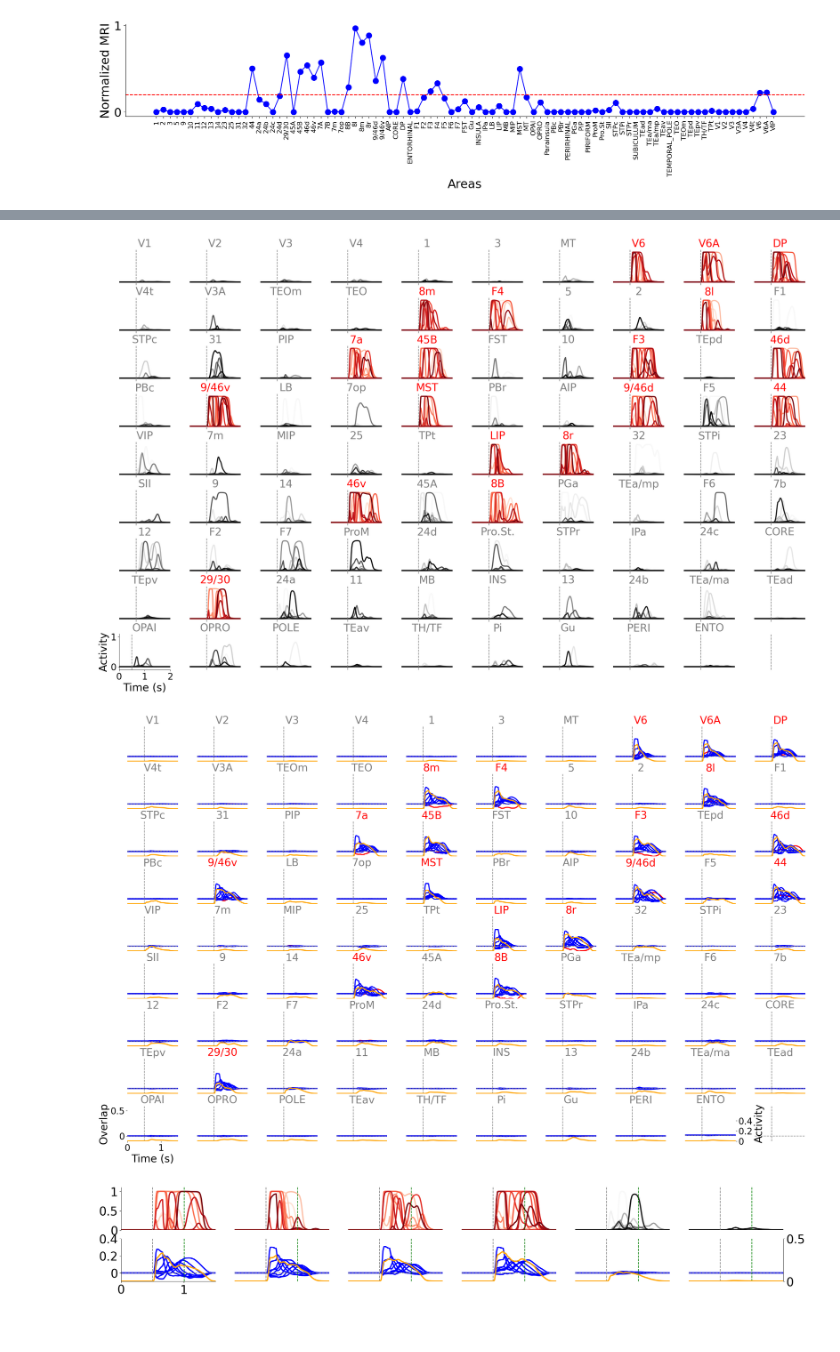
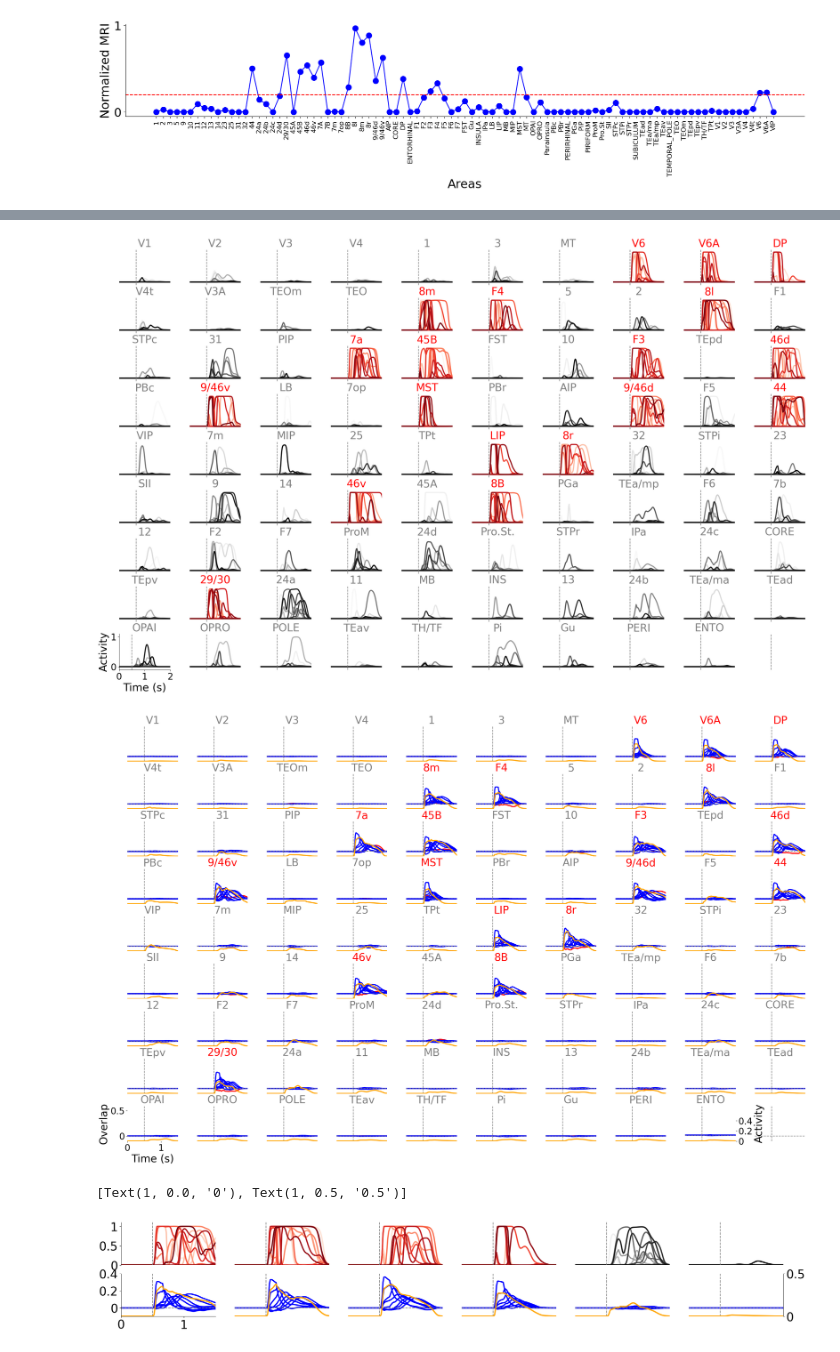
Before and after one commit to ulisespereira/brainwide, a Jupyter notebook: Fig4/fig4_dyn_functional.ipynb, the cells around one changed output, grey strips where cells are left out. Cells and saved outputs as stored; diff of their text form; code cells hidden in the pictures.

```diff
--- a/Fig4/fig4_dyn_functional.ipynb
+++ b/Fig4/fig4_dyn_functional.ipynb
@@ -228,7 +228,7 @@ connectivity_params = loading_matrices(.3)
 modelparams = model_parameters()
 modelparams['amp_loc_noise'] = 2.#2.#2.2
 modelparams['amp_lr_noise'] = 2.75# 2.75#3.5
-modelparams['amp_loc'] = 2.05
+modelparams['amp_loc'] = 2.1
 modelparams['amp_lr'] = 3.4
 modelparams['A_spines'] = .4
 modelparams['offset_spines'] = .6
@@ -242,7 +242,7 @@ connectivity = CorticalConnectivity(modelparams, connectivity_params)
 connectivity.hebbian_symmetric.p_asym = 8
 connectivity.hebbian_symmetric.p_sym = 1
 inds = []
-amp_inds = [(2.2,2.1)] #[(2.1,2.1)]
+amp_inds = [(2.05,2.1)]
 inds.append(fpn_wm)
 connectivity.hebbian_symmetric.update_indexes(inds, amp_inds)
 # %%
@@ -904,7 +904,7 @@ for row in ax:
     n_row+=1
 plt.savefig(name_grad, bbox_inches='tight')
 # %% [output]
-[figure, old version]
+[figure, new version]
 # %%
 #results = pickle.load(open('data/gradient_chaos/sim_0.011.p', 'rb'))
 time = results['time']
@@ -1026,7 +1026,7 @@ for row in ax:
 #plt.close()
 plt.savefig(name_grad, bbox_inches='tight')
 # %% [output]
-[figure, old version]
+[figure, new version]
 # %%
 
 time = results['time']
@@ -1045,7 +1045,7 @@ t_end =1.5 #modelparams['period']
 modelparams['t_start'] = .5
 t_start = modelparams['t_start']
 t_obs = dt * 67
-color_obs = 'green'
+color_obs = 'white'
 
 
 colors_blues = plt.cm.Blues(np.linspace(0,1, N_neu))
@@ -1068,7 +1068,7 @@ ax[0,0].set_xlim([0, t_end])
 ax[0,0].set_yticks([0, 0.5, 1])
 ax[0,0].set_yticklabels([0, 0.5, 1], fontsize = s_ticks)
 ax[0,0].axvline(x=t_start, ymin=0, ymax=200, ls = '--',color='gray')
-ax[0,0].axvline(x=t_obs, ymin=0, ymax=200, ls = '--',color=color_obs)
+#ax[0,0].axvline(x=t_obs, ymin=0, ymax=200, ls = '--',color=color_obs)
 
 ax[1,0].plot(time, overlaps_asym[:, ind1, 0, :], color = ov_color, lw= lw_ov)
 ax[1,0].set_ylim([-.1,y_max])
@@ -1081,7 +1081,7 @@ ax[1,0].set_yticks([0, 0.2, 0.4])
 ax[1,0].set_yticklabels([0, 0.2, 0.4], fontsize = s_ticks)
 ax[1,0].axhline(y=0, xmin=0, xmax=400, ls = '--',color='gray')
 ax[1,0].axvline(x=t_start, ymin=0, ymax=200, ls = '--',color='gray')
-ax[1,0].axvline(x=t_obs, ymin=0, ymax=200, ls = '--',color=color_obs)
+#ax[1,0].axvline(x=t_obs, ymin=0, ymax=200, ls = '--',color=color_obs)
 
 ax10 = ax[1,0].twinx()
 r_mean1 = np.mean(r_ctx[:, ind1* N_neu: (ind1+1)* N_neu], axis = 1)
@@ -1109,7 +1109,7 @@ ax[0,1].spines['bottom'].set_visible(False)
 ax[0,1].set_xlim([0, t_end])
 ax[0,1].set_yticks([])
 ax[0,1].axvline(x=t_start, ymin=0, ymax=200, ls = '--',color='gray')
-ax[0,1].axvline(x=t_obs, ymin=0, ymax=200, ls = '--',color=color_obs)
+#ax[0,1].axvline(x=t_obs, ymin=0, ymax=200, ls = '--',color=color_obs)
 
 ax[1,1].plot(time, overlaps_asym[:, ind2, 0, :], color = ov_color, lw= lw_ov)
 ax[1,1].set_ylim([-.1,y_max])
@@ -1124,7 +1124,7 @@ ax[1,1].set_xticks([])
 #ax[1,1].set_xticklabels([t_end - 2, t_end-1, t_end], fontsize = s_ticks)
 ax[1,1].axhline(y=0, xmin=0, xmax=400, ls = '--',color='gray')
 ax[1,1].axvline(x=t_start, ymin=0, ymax=200, ls = '--',color='gray')
-ax[1,1].axvline(x=t_obs, ymin=0, ymax=200, ls = '--',color=color_obs)
+#ax[1,1].axvline(x=t_obs, ymin=0, ymax=200, ls = '--',color=color_obs)
 
 ax11 = ax[1,1].twinx()
 r_mean = np.mean(r_ctx[:, ind2 * N_neu: (ind2+1) * N_neu], axis = 1)
@@ -1154,7 +1154,7 @@ ax[0,2].spines['bottom'].set_visible(False)
 ax[0,2].set_xlim([0, t_end])
 ax[0,2].set_yticks([])
 ax[0,2].axvline(x=t_start, ymin=0, ymax=200, ls = '--',color='gray')
-ax[0,2].axvline(x=t_obs, ymin=0, ymax=200, ls = '--',color=color_obs)
+#ax[0,2].axvline(x=t_obs, ymin=0, ymax=200, ls = '--',color=color_obs)
 
 ax[1,2].plot(time, overlaps_asym[:, ind3, 0, :], color = ov_color, lw= lw_ov)
 ax[1,2].set_ylim([-.1,y_max])
@@ -1169,7 +1169,7 @@ ax[1,2].set_xticks([])
 #ax[1,2].set_xticklabels([t_end - 2, t_end], fontsize = s_ticks)
 ax[1,2].axhline(y=0, xmin=0, xmax=400, ls = '--',color='gray')
 ax[1,2].axvline(x=t_start, ymin=0, ymax=200, ls = '--',color='gray')
-ax[1,2].axvline(x=t_obs, ymin=0, ymax=200, ls = '--',color=color_obs)
+#ax[1,2].axvline(x=t_obs, ymin=0, ymax=200, ls = '--',color=color_obs)
 
 ax12 = ax[1,2].twinx()
 r_mean = np.mean(r_ctx[:, ind3* N_neu: (ind3+1)* N_neu], axis = 1)
@@ -1190,7 +1190,7 @@ ax12.set_yticks([])
 
 #4th column
 
-ind4 = names_ctx.index('F3')
+ind4 = names_ctx.index('LIP')
 for l in range(ind4* N_neu, (ind4+1)* N_neu, dN):
     ax[0,3].plot(time, r_ctx[:, l], color = colors_reds[l-ind4* N_neu], lw=lw_fr)
 ax[0,3].set_ylim([0,1.1])
@@ -1202,7 +1202,7 @@ ax[0,3].spines['bottom'].set_visible(False)
 ax[0,3].set_xlim([0, t_end])
 ax[0,3].set_yticks([])
 ax[0,3].axvline(x=t_start, ymin=0, ymax=200, ls = '--',color='gray')
-ax[0,3].axvline(x=t_obs, ymin=0, ymax=200, ls = '--',color=color_obs)
+#ax[0,3].axvline(x=t_obs, ymin=0, ymax=200, ls = '--',color=color_obs)
 
 ax[1,3].plot(time, overlaps_asym[:, ind4, 0, :], color = ov_color, lw= lw_ov)
 ax[1,3].set_ylim([-.1,y_max])
@@ -1217,7 +1217,7 @@ ax[1,3].set_xticks([])
 #ax[1,3].set_xticklabels([t_end - 2, t_end], fontsize = s_ticks)
 ax[1,3].axhline(y=0, xmin=0, xmax=400, ls = '--',color='gray')
 ax[1,3].axvline(x=t_start, ymin=0, ymax=200, ls = '--',color='gray')
-ax[1,3].axvline(x=t_obs, ymin=0, ymax=200, ls = '--',color=color_obs)
+#ax[1,3].axvline(x=t_obs, ymin=0, ymax=200, ls = '--',color=color_obs)
 
 ax13 = ax[1,3].twinx()
 r_mean = np.mean(r_ctx[:, ind4 * N_neu: (ind4+1) * N_neu], axis = 1)
@@ -1248,7 +1248,7 @@ ax[0,4].spines['bottom'].set_visible(False)
 ax[0,4].set_xlim([0, t_end])
 ax[0,4].set_yticks([])
 ax[0,4].axvline(x=t_start, ymin=0, ymax=200, ls = '--',color='gray')
-ax[0,4].axvline(x=t_obs, ymin=0, ymax=200, ls = '--',color=color_obs)
+#ax[0,4].axvline(x=t_obs, ymin=0, ymax=200, ls = '--',color=color_obs)
 
 ax[1,4].plot(time, overlaps_asym[:, ind5, 0, :], color = ov_color, lw= lw_ov)
 ax[1,4].set_ylim([-.1,y_max])
@@ -1263,7 +1263,7 @@ ax[1,4].set_xticks([])
 #ax[1,4].set_xticklabels([t_end - 2, t_end], fontsize = s_ticks)
 ax[1,4].axhline(y=0, xmin=0, xmax=400, ls = '--',color='gray')
 ax[1,4].axvline(x=t_start, ymin=0, ymax=200, ls = '--',color='gray')
-ax[1,4].axvline(x=t_obs, ymin=0, ymax=200, ls = '--',color=color_obs)
+#ax[1,4].axvline(x=t_obs, ymin=0, ymax=200, ls = '--',color=color_obs)
 
 ax14 = ax[1,4].twinx()
 r_mean = np.mean(r_ctx[:, ind5* N_neu: (ind5+1)* N_neu], axis = 1)
@@ -1293,41 +1293,42 @@ ax[0,5].spines['bottom'].set_visible(False)
 ax[0,5].set_xlim([0, t_end])
 ax[0,5].set_yticks([])
 ax[0,5].axvline(x=t_start, ymin=0, ymax=200, ls = '--',color='gray')
-ax[0,5].axvline(x=t_obs, ymin=0, ymax=200, ls = '--',color=color_obs)
+#ax[0,5].axvline(x=t_obs, ymin=0, ymax=200, ls = '--',color=color_obs)
 
 ax[1,5].plot(time, overlaps_asym[:, ind, 0, :], color = ov_color, lw= lw_ov)
 ax[1,5].set_ylim([-.1,y_max])
 ax[1,5].set_xlim([0, t_end])
 ax[1,5].spines['right'].set_visible(False)
 ax[1,5].spines['top'].set_visible(False)
 ax[1,5].spines['left'].set_visible(False)
 ax[1,5].spines['bottom'].set_visible(False)
 ax[1,5].set_yticks([])
 #ax[1,5].set_xticks([t_end - 2, t_end])
 #ax[1,5].set_xticklabels([t_end - 2, t_end], fontsize = s_ticks)
 ax[1,5].set_xticks([])
 ax[1,5].axhline(y=0, xmin=0, xmax=400, ls = '--',color='gray')
 ax[1,5].axvline(x=t_start, ymin=0, ymax=200, ls = '--',color='gray')
-ax[1,5].axvline(x=t_obs, ymin=0, ymax=200, ls = '--',color=color_obs)
+#ax[1,5].axvline(x=t_obs, ymin=0, ymax=200, ls = '--',color=color_obs)
 
 ax15 = ax[1,5].twinx()
 r_mean = np.mean(r_ctx[:, ind * N_neu: (ind + 1)* N_neu], axis = 1)
 ax15.plot(time,  r_mean, color = m_fr_color, lw= lw_ov)
 ax15.set_ylim([0,y_max+0.1])
 #ax15.set_xlim([t_end - 2, t_end])
 #ax15.set_xticks([t_end - 2, t_end-1, t_end])
 #ax15.set_xticklabels([0, 1, 2], fontsize = s_ticks)
 ax15.set_xticks([])
 #ax12.spines['right'].set_visible(False)
 ax15.spines['top'].set_visible(False)
 ax15.spines['left'].set_visible(False)
 ax15.spines['bottom'].set_visible(False)
 ax15.set_yticks([0, 0.5])
 ax15.set_yticklabels([0, 0.5], fontsize = s_ticks)
 
-plt.savefig('figures/panels/sequences.pdf', bbox_inches='tight')
+#plt.savefig('figures/panels/sequences.pdf', bbox_inches='tight')
 # %% [output]
+[Text(1, 0.0, '0'), Text(1, 0.5, '0.5')]
-[figure, old version]
+[figure, new version]
 # %%
 #saving results for display at the surface
 if True:
```
Also changed, not shown: parts of 5 cells of this notebook, 13 other files.
